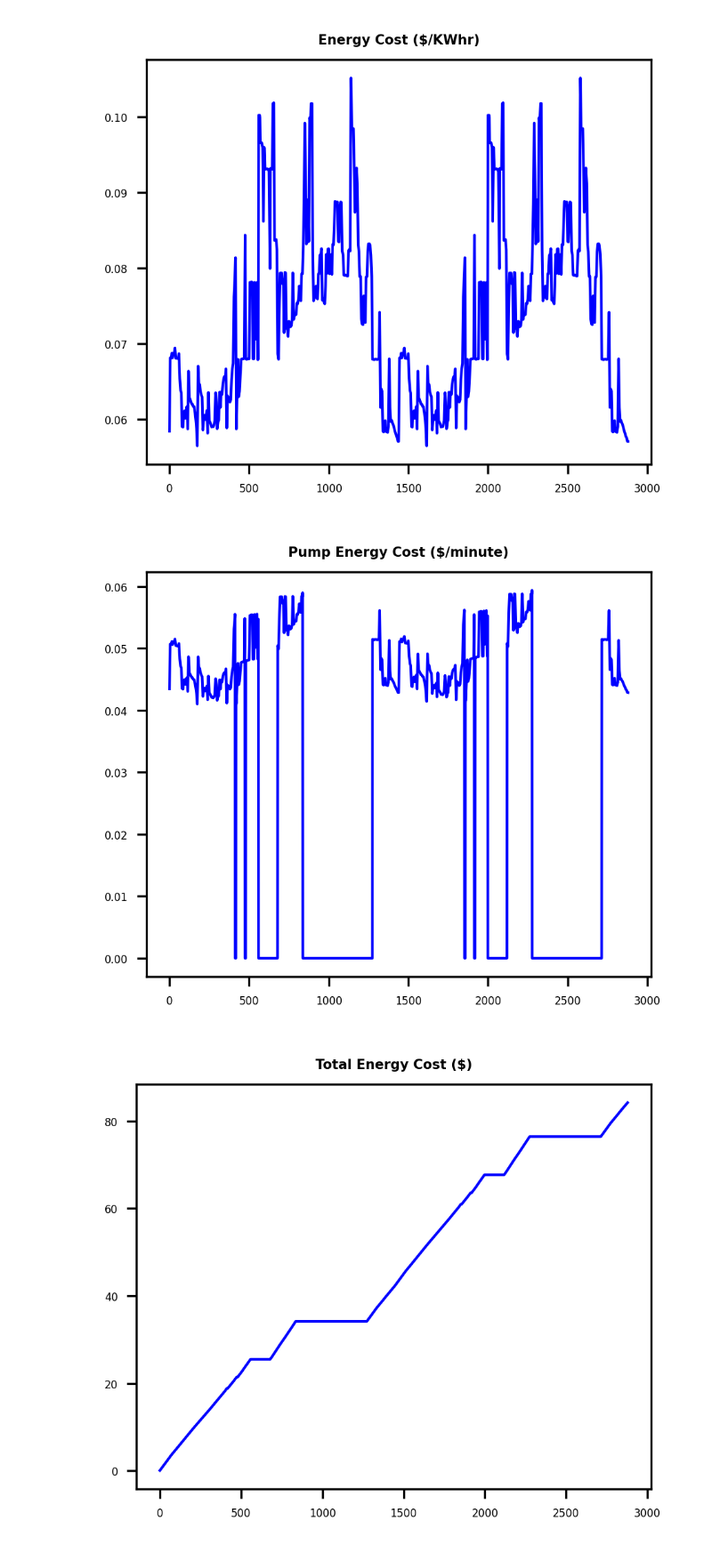
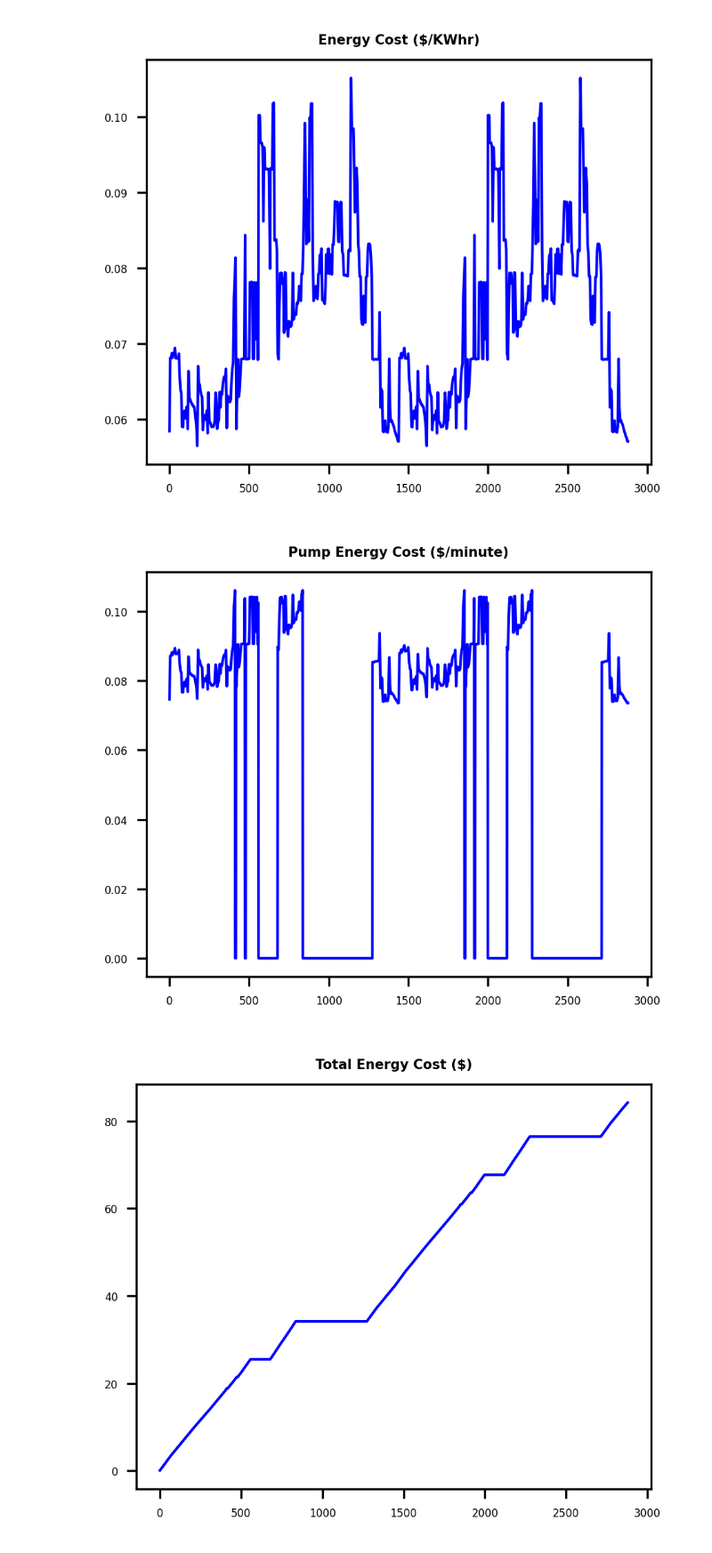
Before and after one commit to maxdumas/engineering-smart-cities-final-project, a Jupyter notebook: notebooks/simulate_epanet.ipynb, the cells around one changed output. Shown at 89% size. Saved outputs shown, nothing was run; the diff lists cells and outputs as text; code cells hidden in the pictures.

Commit message:
Run simulation with updated pump curve

```diff
--- a/notebooks/simulate_epanet.ipynb
+++ b/notebooks/simulate_epanet.ipynb
@@ -85,9 +85,9 @@ d.plot_ts(Y=electricity_rate(np.arange(N_SIMULATION_STEPS)), title="Energy Cost
 # %% [output]
 [figure]
 # %%
-d.plot_ts(Y=np.array(E[:-3]) * electricity_rate(np.arange(N_SIMULATION_STEPS)), title="Pump Energy Cost ($/minute)", marker=False)
+d.plot_ts(Y=np.array(E[:-9]) * electricity_rate(np.arange(N_SIMULATION_STEPS)), title="Pump Energy Cost ($/minute)", marker=False)
 # %% [output]
-[figure, old version]
+[figure, new version]
 # %%
 d.plot_ts(Y=np.cumsum(np.array(E[:-3]) * electricity_rate(np.arange(N_SIMULATION_STEPS))), title="Total Energy Cost ($)", marker=False)
 # %% [output]
```
Also changed, not shown: parts of 2 cells of this notebook.
